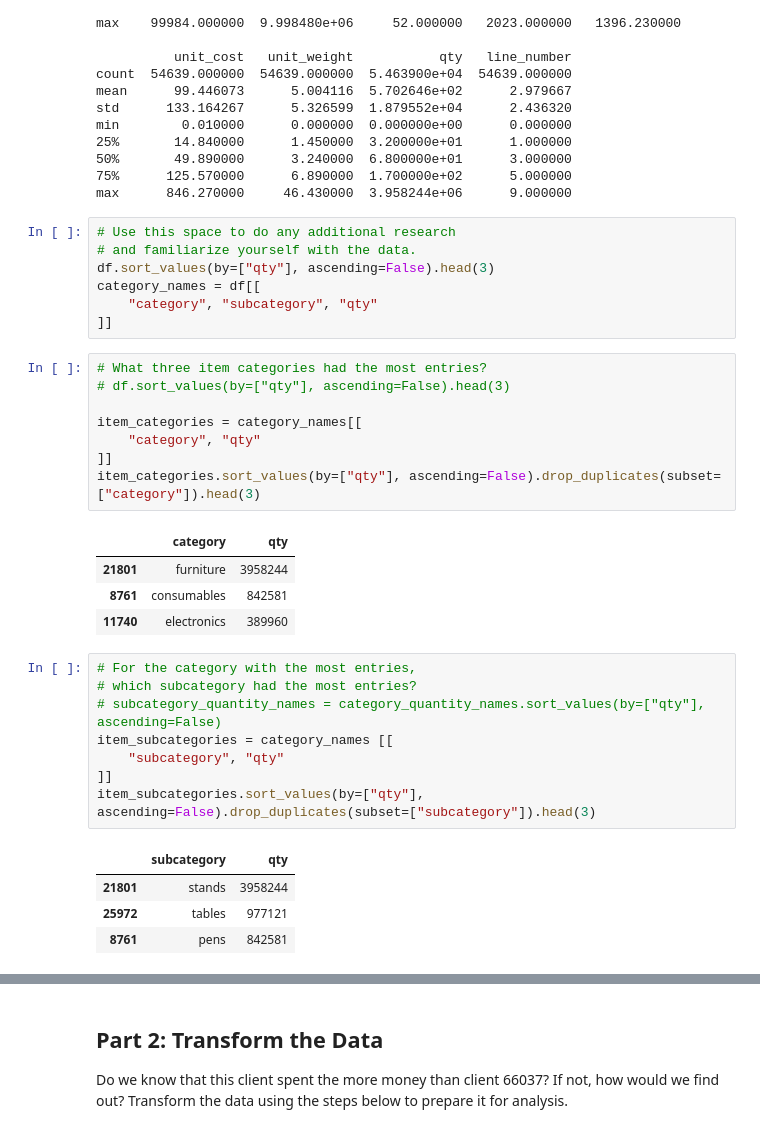
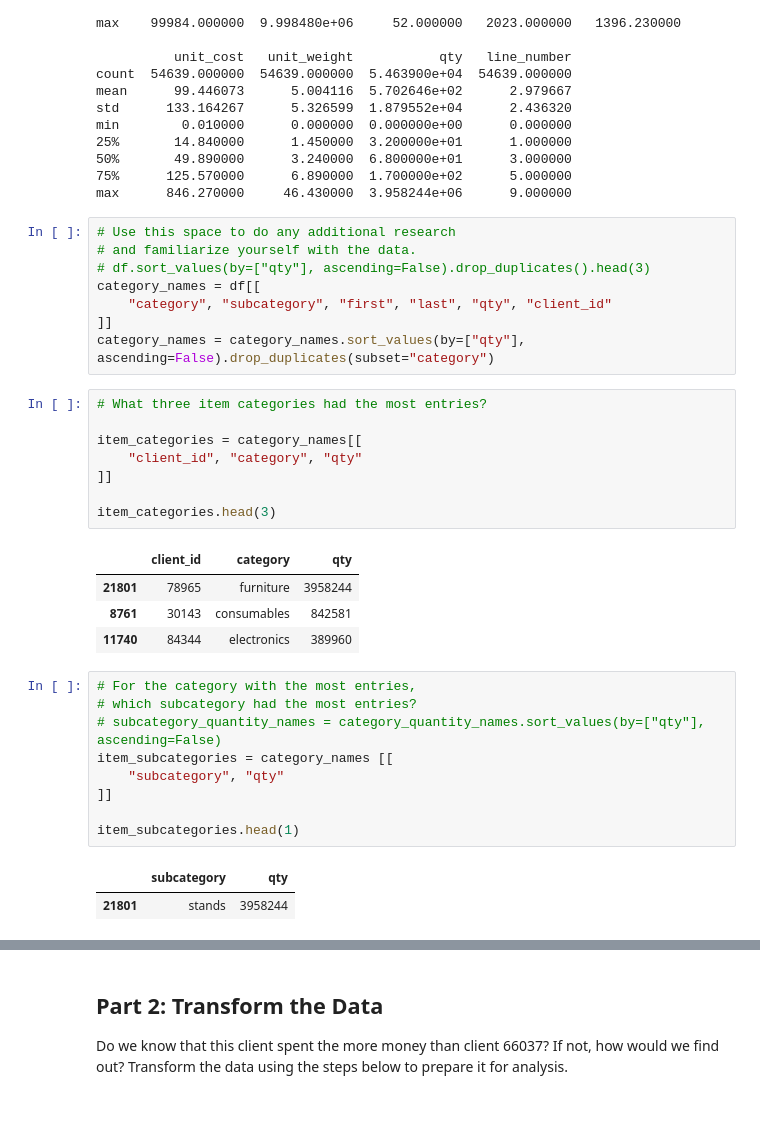
Before and after one commit to knox135/pandas-challenge-1, a Jupyter notebook: module_4_challenge.ipynb, the cells around one changed output, grey strips where cells are left out. Drawn from its saved outputs; the diff is of its cells as text.

```diff
--- a/module_4_challenge.ipynb
+++ b/module_4_challenge.ipynb
@@ -64,23 +64,24 @@ max      846.270000     46.430000  3.958244e+06      9.000000
 # %%
 # Use this space to do any additional research
 # and familiarize yourself with the data.
-df.sort_values(by=["qty"], ascending=False).head(3)
+# df.sort_values(by=["qty"], ascending=False).drop_duplicates().head(3)
 category_names = df[[
-    "category", "subcategory", "qty"
+    "category", "subcategory", "first", "last", "qty", "client_id"
 ]]
+category_names = category_names.sort_values(by=["qty"], ascending=False).drop_duplicates(subset="category")
 # %%
 # What three item categories had the most entries?
-# df.sort_values(by=["qty"], ascending=False).head(3)
 
 item_categories = category_names[[
-    "category", "qty"
+    "client_id", "category", "qty"
 ]]
-item_categories.sort_values(by=["qty"], ascending=False).drop_duplicates(subset=["category"]).head(3)
+
+item_categories.head(3)
 # %% [output]
-|  | category | qty |
-| 21801 | furniture | 3958244 |
-| 8761 | consumables | 842581 |
-| 11740 | electronics | 389960 |
+|  | client_id | category | qty |
+| 21801 | 78965 | furniture | 3958244 |
+| 8761 | 30143 | consumables | 842581 |
+| 11740 | 84344 | electronics | 389960 |
 # %%
 # For the category with the most entries,
 # which subcategory had the most entries?
@@ -88,11 +89,10 @@ item_categories.sort_values(by=["qty"], ascending=False).drop_duplicates(subset=
 item_subcategories = category_names [[
     "subcategory", "qty"
 ]]
-item_subcategories.sort_values(by=["qty"], ascending=False).drop_duplicates(subset=["subcategory"]).head(3)
+
+item_subcategories.head(1)
 # %% [output]
 |  | subcategory | qty |
 | 21801 | stands | 3958244 |
-| 25972 | tables | 977121 |
-| 8761 | pens | 842581 |
 # %%
 # Which five clients had the most entries in the data?
```
Also changed, not shown: parts of 3 cells of this notebook.
